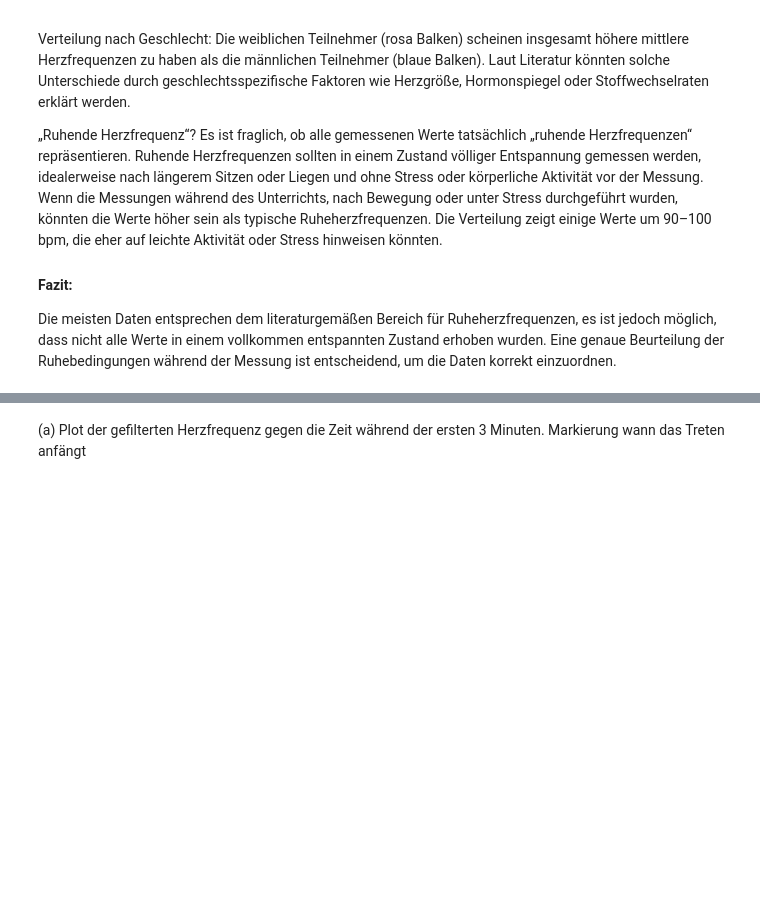
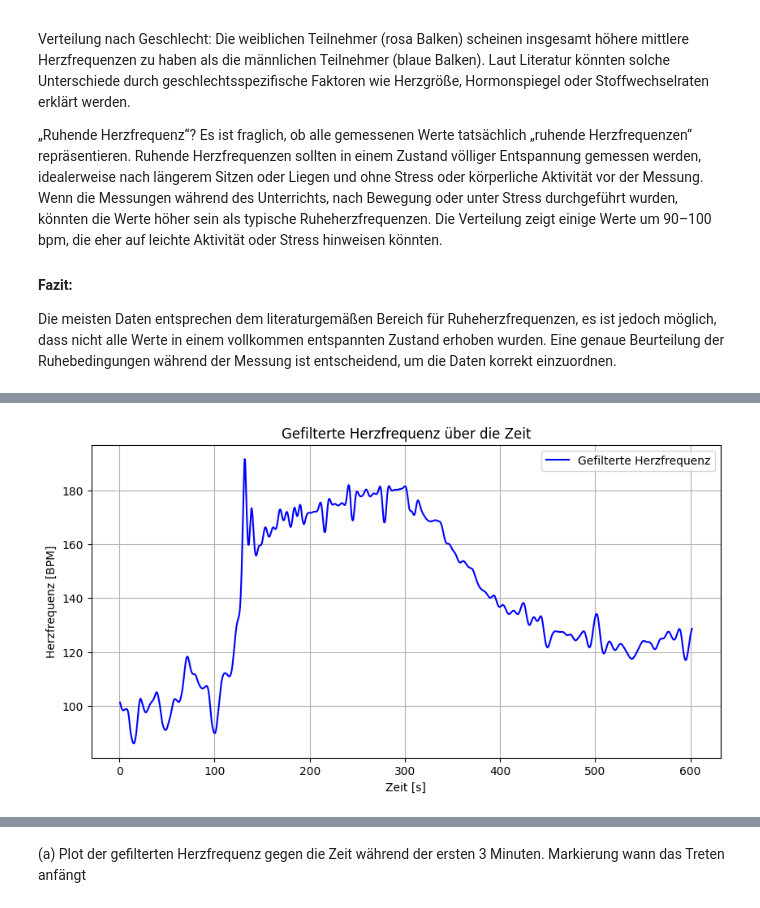
Before and after one commit to raniaxshehata/Biosignal_Praktikum_2, a Jupyter notebook: MainCode2_bearbeitetRS.ipynb, the cells around one changed output, grey strips where cells are left out. Saved outputs shown, nothing was run; the diff lists cells and outputs as text; code cells hidden in the pictures; blank space fills up the shorter version.

```diff
--- a/MainCode2_bearbeitetRS.ipynb
+++ b/MainCode2_bearbeitetRS.ipynb
@@ -906 +877,81 @@ plt.show()
+# %%
+# EKG-Daten einlesen und filtern
+def process_ecg_data(filename, fs, lowcut, highcut, order=4):
+
+    # Laden der EKG-Daten aus der angegebenen Datei
+    data = pd.read_csv(filename, delimiter=';', header=None)
+    data.columns = ['signal', 'zeit']
+
+    # Konvertieren der Spalten in numerische Werte und Entfernen ungültiger Einträge
+    data = data.apply(pd.to_numeric, errors='coerce')
+    data.dropna(inplace=True)
+
+    # Extrahieren der Signal- und Zeitspalten, Konvertierung der Zeit von Millisekunden in Sekunden
+    ecg_signal = data['signal'].values
+    time = data['zeit'].values / 1000
+
+    # Anwenden eines Tiefpassfilters, um hochfrequentes Rauschen zu entfernen
+    wn = 50 / (0.5 * fs)  # Normierung der Grenzfrequenz
+    b, a = scipy.signal.butter(order, wn, 'low', analog=False)
+    ecg_lowpass = scipy.signal.filtfilt(b, a, ecg_signal)
+
+    # Anwenden eines Bandpassfilters, um den gewünschten Frequenzbereich zu isolieren
+    ecg_filtered = bandpass_filter(ecg_lowpass, fs, lowcut, highcut, order)
+
+    return time, ecg_signal, ecg_filtered
+
+
+# Funktion zum Anwenden eines Bandpassfilters
+def bandpass_filter(data, fs, lowcut, highcut, order=4):
+    # Definition der normierten Grenzfrequenzen
+    nyquist = 0.5 * fs
+    low = lowcut / nyquist
+    high = highcut / nyquist
+
+    # Entwurf und Anwendung des Filters
+    b, a = scipy.signal.butter(order, [low, high], btype='band')
+    return scipy.signal.filtfilt(b, a, data)
+
+
+
+# Berechnung der Peaks und plot der Herzfrequenz
+
+filename = 'belastung_Anna.csv'
+fs = 1000  # Abtastfrequenz (in Hz)
+lowcut = 0.5  # Untere Grenzfrequenz für den Bandpassfilter
+highcut = 50  # Obere Grenzfrequenz für den Bandpassfilter
+
+# Verarbeitung der EKG-Daten
+time, ecg_signal, ecg_filtered = process_ecg_data(filename, fs, lowcut, highcut)
+
+# Ableitung des EKG-Signals berechnen und Peaks finden
+d_ecg, peaks_d_ecg = decg_peaks(ecg_filtered, time)
+
+# R-Zacken (R-Wellen) identifizieren
+Rwave_peaks_d_ecg = d_ecg_peaks(d_ecg, peaks_d_ecg, time, heightper=0.6, distanceper=0.5)
+Rwave_t = Rwave_peaks(ecg_filtered, d_ecg, Rwave_peaks_d_ecg, time)
+
+# RR-Intervalle und Herzfrequenz (in BPM) berechnen
+rr_intervals = np.diff(Rwave_t)
+heartrate = 60 / rr_intervals  # Umrechnung der RR-Intervalle in Herzfrequenz (BPM)
+
+# Glätten der Herzfrequenz
+wn = 0.1  # Normierte Grenzfrequenz für den Filter
+b2, a2 = scipy.signal.butter(4, wn, btype='low')  # Tiefpassfilter (Butterworth)
+heartrate_filtered = scipy.signal.filtfilt(b2, a2, heartrate)  # Filter anwenden
+
+# Zeitachse für die Herzfrequenz basierend auf den RR-Intervallen berechnen
+hr_time = (Rwave_t[:-1] + Rwave_t[1:]) / 2  # Mittelpunkte der RR-Intervalle
+
+# Herzfrequenz über die Zeit plotten
+plt.figure(figsize=(10, 5))
+plt.plot(hr_time, heartrate_filtered, color='b', label='Gefilterte Herzfrequenz')
+plt.xlabel('Zeit [s]')  # Beschriftung der x-Achse
+plt.ylabel('Herzfrequenz [BPM]')  # Beschriftung der y-Achse
+plt.title('Gefilterte Herzfrequenz über die Zeit')  # Titel des Plots
+plt.grid(True)  # Gitterlinien für bessere Lesbarkeit
+plt.legend()  # Legende anzeigen
+plt.show()  # Plot anzeigen
+# %% [output]
+[figure, added]
 # %% [markdown]
```
Also changed, not shown: parts of 5 cells of this notebook, 1 other file.
